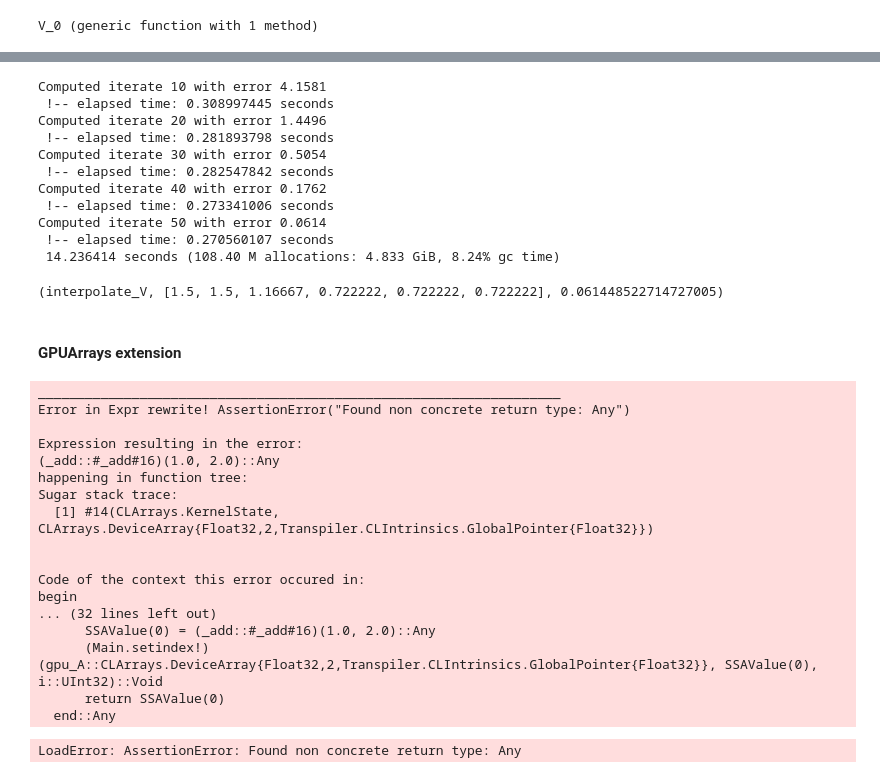
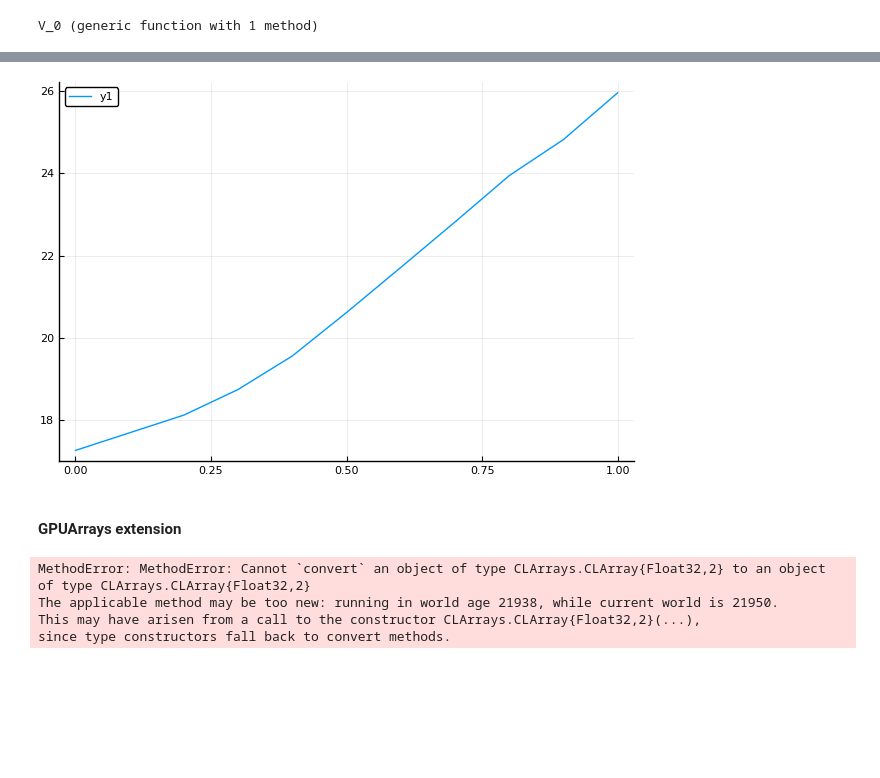
Before and after one commit to cdagnino/LearningModels, a Jupyter notebook: Notebooks/gpu_aguirregabiria.ipynb, the cells around one changed output, grey strips where cells are left out. Saved outputs shown, nothing was run; the diff lists cells and outputs as text; code cells hidden in the pictures; blank space fills up the shorter version.

```diff
--- a/Notebooks/gpu_aguirregabiria.ipynb
+++ b/Notebooks/gpu_aguirregabiria.ipynb
@@ -174,53 +205,52 @@ Computed iterate 50 with error 0.0614
+# %%
+lambdas_selected = [[0.0, 0.5, 0.5],
+                    [0.1, 0.5, 0.4],
+                    [0.2, 0.5, 0.3],
+                    [0.3, 0.5, 0.2],
+                    [0.4, 0.5, 0.1],
+                    [0.5, 0.4, 0.1],
+                    [0.6, 0.3, 0.1],
+                    [0.7, 0.2, 0.1],
+                    [0.8, 0.1, 0.1],
+                    [0.9, 0.1, 0.0],
+                    [1.0, 0.0, 0.0]]
+
+valuef_values = V.(lambdas_selected)
+plot(0:0.1:1, valuef_values)
+# %% [output]
+[figure, added]
 # %%
-@time compute_fixed_point(V_0, price_grid, lambdas)
+# Too long...
+#@time compute_fixed_point(V_0, price_grid, lambdas, skip=5)
-# %% [output]
-Computed iterate 10 with error 4.1581
- !-- elapsed time: 0.308997445 seconds
-Computed iterate 20 with error 1.4496
- !-- elapsed time: 0.281893798 seconds
-Computed iterate 30 with error 0.5054
- !-- elapsed time: 0.282547842 seconds
-Computed iterate 40 with error 0.1762
- !-- elapsed time: 0.273341006 seconds
-Computed iterate 50 with error 0.0614
- !-- elapsed time: 0.270560107 seconds
- 14.236414 seconds (108.40 M allocations: 4.833 GiB, 8.24% gc time)
-(interpolate_V, [1.5, 1.5, 1.16667, 0.722222, 0.722222, 0.722222], 0.061448522714727005)
 # %% [markdown]
 #### GPUArrays extension
 # %%
 using GPUArrays, CLArrays
+
+# Initializing the OpenCL device & context:
+cl_device = CLArrays.devices()[1]
+CLArrays.init(cl_device)
 
 gpu_A = ones(CLArray{Float32}, 10, 1)
 
 gpu_call(gpu_A, (gpu_A,)) do state, gpu_A
   begin
 
-        function _add(a::Float32, b::Float32)::Float32
+        function _add(a::Float32, b::Float32)
             return (a + b)*2
         end
 
-        i = @linearidx gpu_A;
+        i = @linearidx gpu_A
 
-        gpu_A[i] = _add(1.0, 2.0);
+        gpu_A[i] = _add(Float32(1.0), Float32(2.0))
+
+        return
   end
 end
+
+gpu_A
 # %% [output]
-___________________________________________________________________
-Error in Expr rewrite! AssertionError("Found non concrete return type: Any")
-
-Expression resulting in the error:
-(_add::#_add#16)(1.0, 2.0)::Any
-happening in function tree:
-Sugar stack trace:
-  [1] #14(CLArrays.KernelState, CLArrays.DeviceArray{Float32,2,Transpiler.CLIntrinsics.GlobalPointer{Float32}})
-
-
-Code of the context this error occured in:
-begin
-... (32 lines left out)
-      SSAValue(0) = (_add::#_add#16)(1.0, 2.0)::Any
-      (Main.setindex!)(gpu_A::CLArrays.DeviceArray{Float32,2,Transpiler.CLIntrinsics.GlobalPointer{Float32}}, SSAValue(0), i::UInt32)::Void
-      return SSAValue(0)
-  end::Any
+MethodError: MethodError: Cannot `convert` an object of type CLArrays.CLArray{Float32,2} to an object of type CLArrays.CLArray{Float32,2}
+The applicable method may be too new: running in world age 21938, while current world is 21950.
+This may have arisen from a call to the constructor CLArrays.CLArray{Float32,2}(...),
+since type constructors fall back to convert methods.
-LoadError: AssertionError: Found non concrete return type: Any
```
Also changed, not shown: parts of 11 cells of this notebook, 1 other file.
